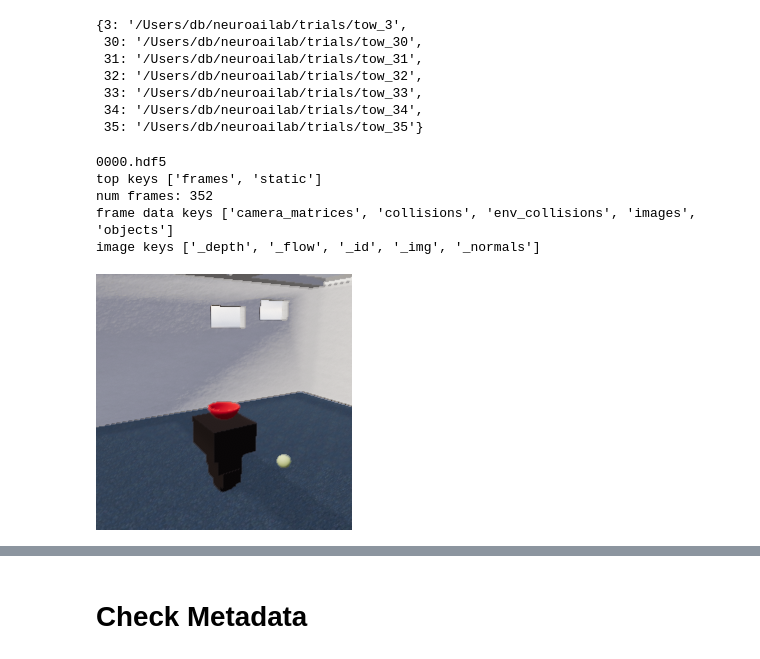
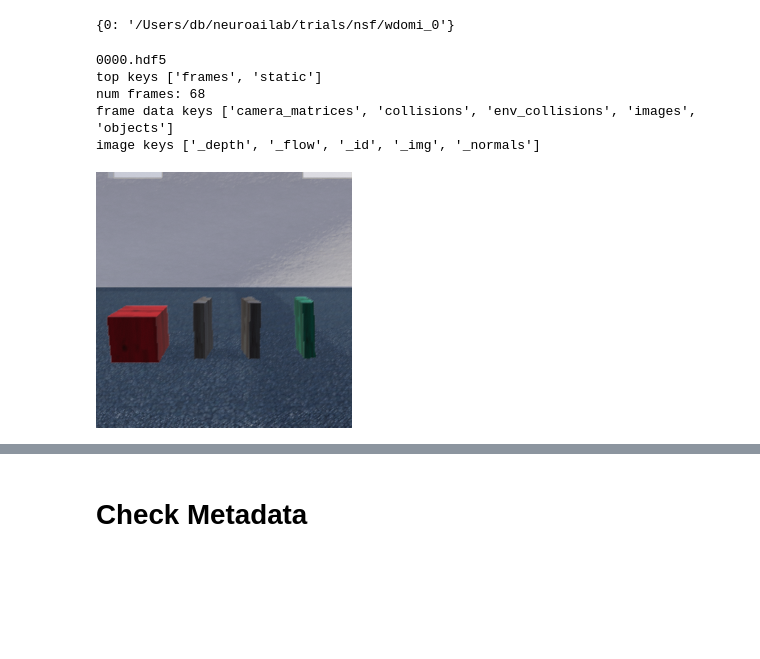
Before and after one commit to alters-mit/tdw_physics, a Jupyter notebook: notebooks/Dominoes_db011921.ipynb, the cells around one changed output, grey strips where cells are left out. Saved outputs shown, nothing was run; the diff lists cells and outputs as text; code cells hidden in the pictures; blank space fills up the shorter version.

```diff
--- a/notebooks/Dominoes_db011921.ipynb
+++ b/notebooks/Dominoes_db011921.ipynb
@@ -9,45 +9,39 @@ import io
 import pickle
 from collections import OrderedDict
 # %%
-dirstem = os.path.join(os.path.expanduser('~'), 'neuroailab', 'trials', 'tow_3*')
+dirstem = os.path.join(os.path.expanduser('~'), 'neuroailab', 'trials', 'nsf', 'wdomi_*')
 trials = sorted(glob.glob(dirstem), key=lambda t: int(t.split('_')[-1]))
 trials = {int(trial.split('_')[-1]): trial for trial in trials}
 trials
 # %% [output]
-{3: '/Users/db/neuroailab/trials/tow_3',
- 30: '/Users/db/neuroailab/trials/tow_30',
- 31: '/Users/db/neuroailab/trials/tow_31',
- 32: '/Users/db/neuroailab/trials/tow_32',
- 33: '/Users/db/neuroailab/trials/tow_33',
- 34: '/Users/db/neuroailab/trials/tow_34',
- 35: '/Users/db/neuroailab/trials/tow_35'}
+{0: '/Users/db/neuroailab/trials/nsf/wdomi_0'}
 # %%
-TDW_DIR = trials[35]
+TDW_DIR = trials[0]
 TNUM = 0
 FILE = "%04d.hdf5" % TNUM
 print(FILE)
 view_frame = 0
 f = h5py.File(os.path.join(TDW_DIR, FILE))
 
 # print the data structure
 print("top keys", [k for k in f.keys()])
 frames = f['frames']
 n_frames = len([k for k in frames.keys()])
 print("num frames: {}".format(n_frames))
 view_frame = np.minimum(view_frame, n_frames - 1)
 frame = frames["%04d" % (view_frame)]
 print("frame data keys", [k for k in frame.keys()])
 img = frame['images']
 print("image keys", [k for k in img.keys()])
 _img = Image.open(io.BytesIO(img["_img"][:]))
 _img
 # %% [output]
 0000.hdf5
 top keys ['frames', 'static']
-num frames: 352
+num frames: 68
 frame data keys ['camera_matrices', 'collisions', 'env_collisions', 'images', 'objects']
 image keys ['_depth', '_flow', '_id', '_img', '_normals']
-[figure, old version]
+[figure, new version]
 # %%
 %matplotlib nbagg
 SAVE = False
```
Also changed, not shown: 2 other files.
